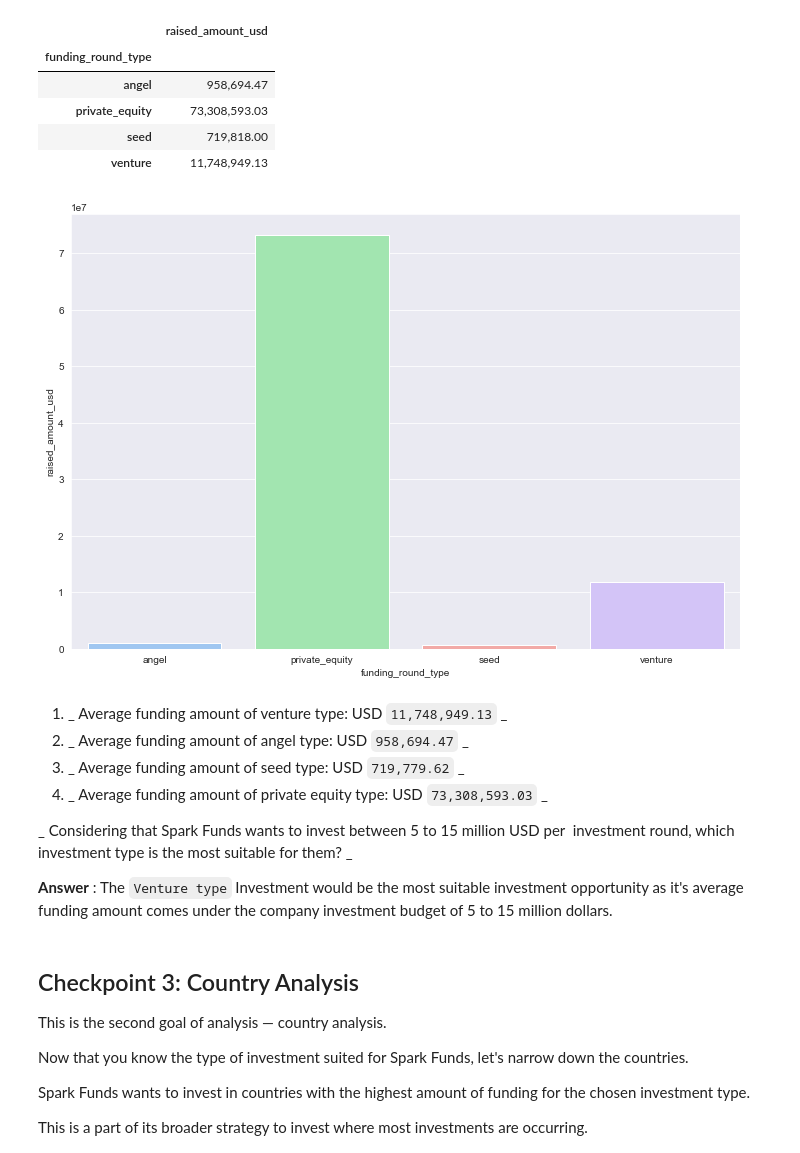
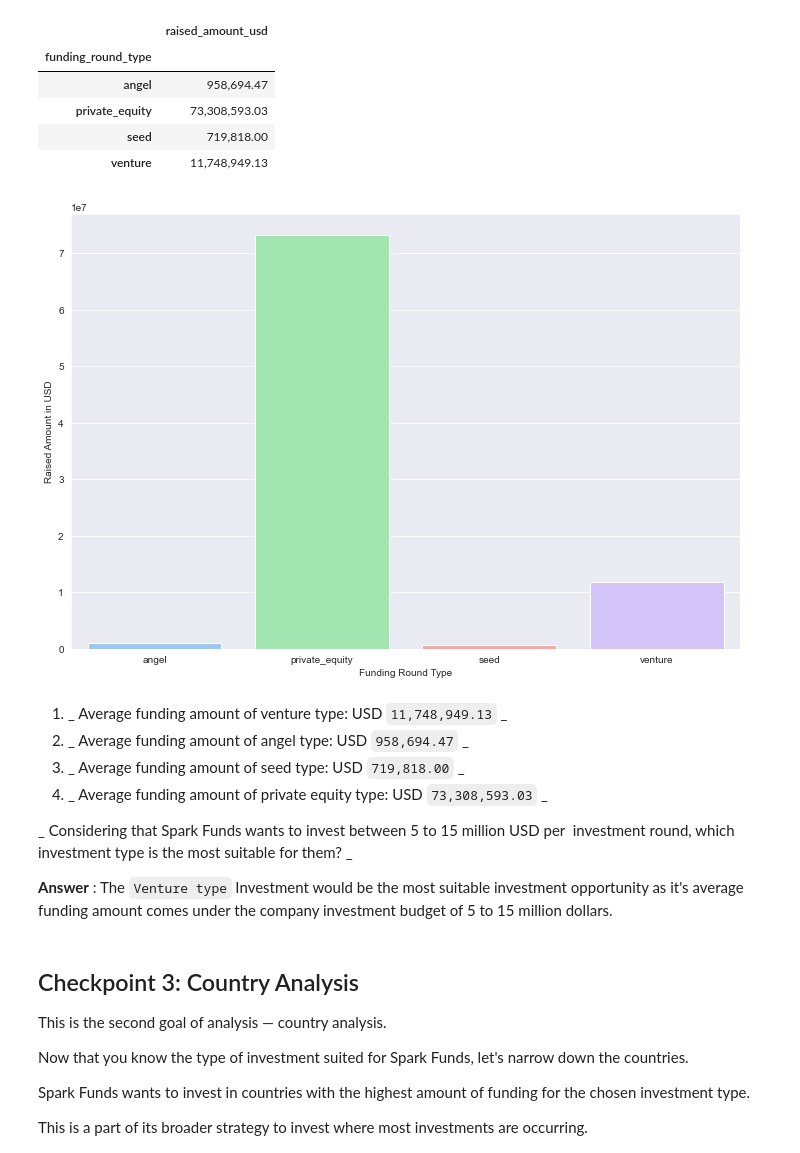
Before and after one commit to subhasisj/Upgrad-PGD-ML---AI, a Jupyter notebook: Assignments/Investment_Analysis_Assignment/Notebooks/Investment_analysis_assignment.ipynb, the cells around one changed output. Saved outputs shown, nothing was run; the diff lists cells and outputs as text; code cells hidden in the pictures.

```diff
--- a/Assignments/Investment_Analysis_Assignment/Notebooks/Investment_analysis_assignment.ipynb
+++ b/Assignments/Investment_Analysis_Assignment/Notebooks/Investment_analysis_assignment.ipynb
@@ -384,14 +384,15 @@ investment_amount_by_funding_type
 | venture | 11,748,949.13 |
 # %%
 plt.figure(figsize=(12,8))
-sns.barplot(x = investment_amount_by_funding_type.index,y='raised_amount_usd',data=investment_amount_by_funding_type)
+ax = sns.barplot(x = investment_amount_by_funding_type.index,y='raised_amount_usd',data=investment_amount_by_funding_type)
+ax.set(xlabel="Funding Round Type", ylabel = "Raised Amount in USD")
 plt.show()
 # %% [output]
-[figure, old version]
+[figure, new version]
 # %% [markdown]
 1. _ Average funding amount of venture type: USD `11,748,949.13` _
 2. _ Average funding amount of angel type: USD `958,694.47` _
-3. _ Average funding amount of seed type: USD `719,779.62` _
+3. _ Average funding amount of seed type: USD `719,818.00` _
 4. _ Average funding amount of private equity type: USD `73,308,593.03` _
 
 _ Considering that Spark Funds wants to invest between 5 to 15 million USD per  investment round, which investment type is the most suitable for them? _
```
Also changed, not shown: parts of 31 cells of this notebook, 1 other file.
